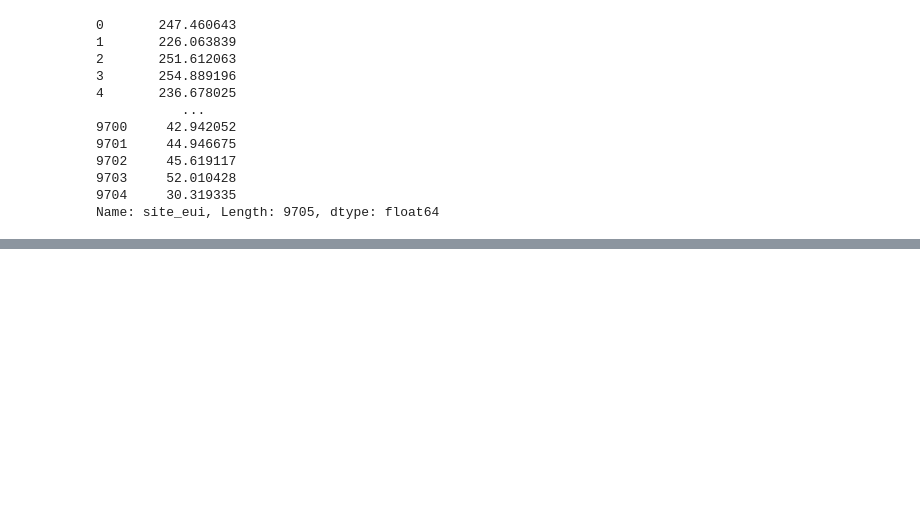
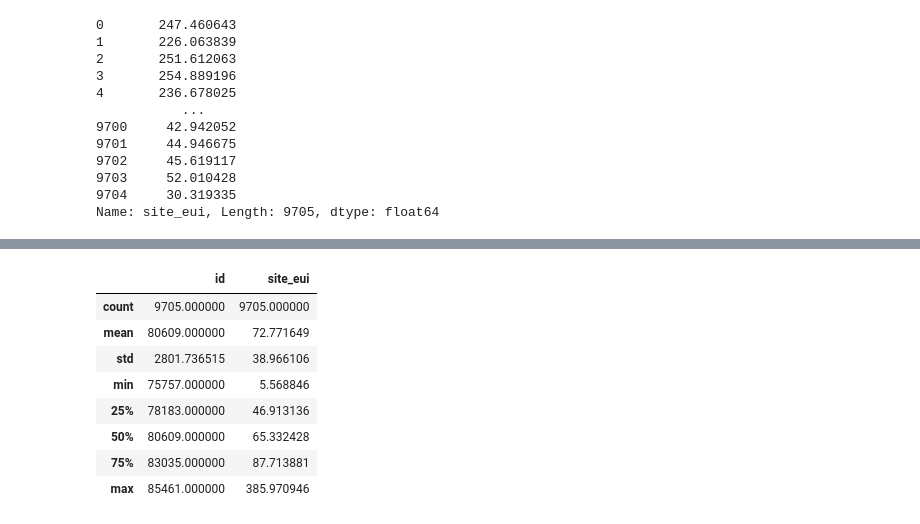
Before and after one commit to ccollado7/wds-datathon-2022, a Jupyter notebook: notebooks/modelos/mode_mean/modelo_mean.ipynb, the cells around one changed output, grey strips where cells are left out. Cells and saved outputs as stored; diff of their text form; code cells hidden in the pictures; blank space fills up the shorter version.

```diff
--- a/notebooks/modelos/mode_mean/modelo_mean.ipynb
+++ b/notebooks/modelos/mode_mean/modelo_mean.ipynb
@@ -88,0 +108,12 @@ submit.to_csv('modelo_mean.csv',index=False)
+# %%
+df_modelo_6.describe()
+# %% [output]
+|  | id | site_eui |
+| count | 9705.000000 | 9705.000000 |
+| mean | 80609.000000 | 72.771649 |
+| std | 2801.736515 | 38.966106 |
+| min | 75757.000000 | 5.568846 |
+| 25% | 78183.000000 | 46.913136 |
+| 50% | 80609.000000 | 65.332428 |
+| 75% | 83035.000000 | 87.713881 |
+| max | 85461.000000 | 385.970946 |
```
Also changed, not shown: parts of 17 cells of this notebook, 25 other files.
